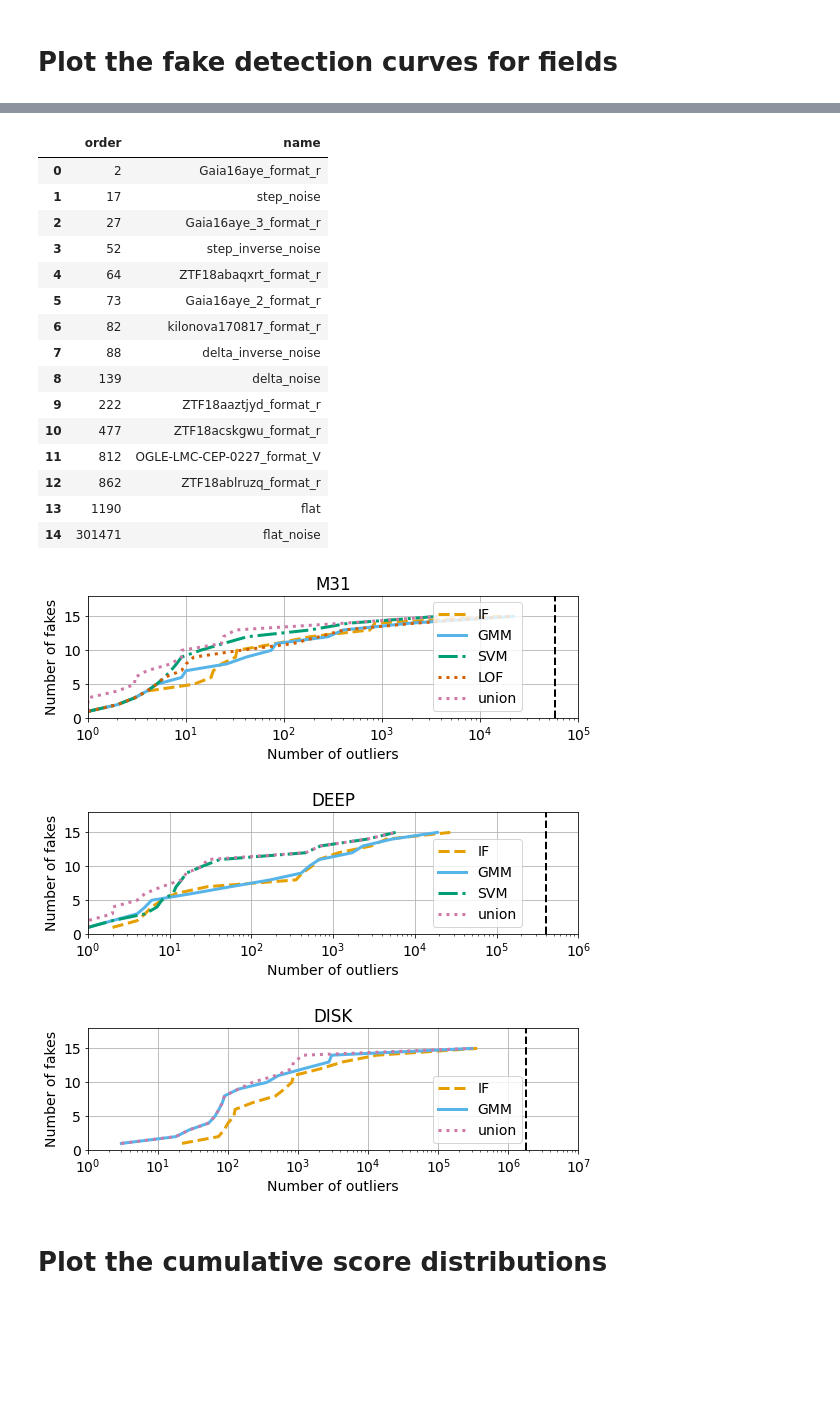
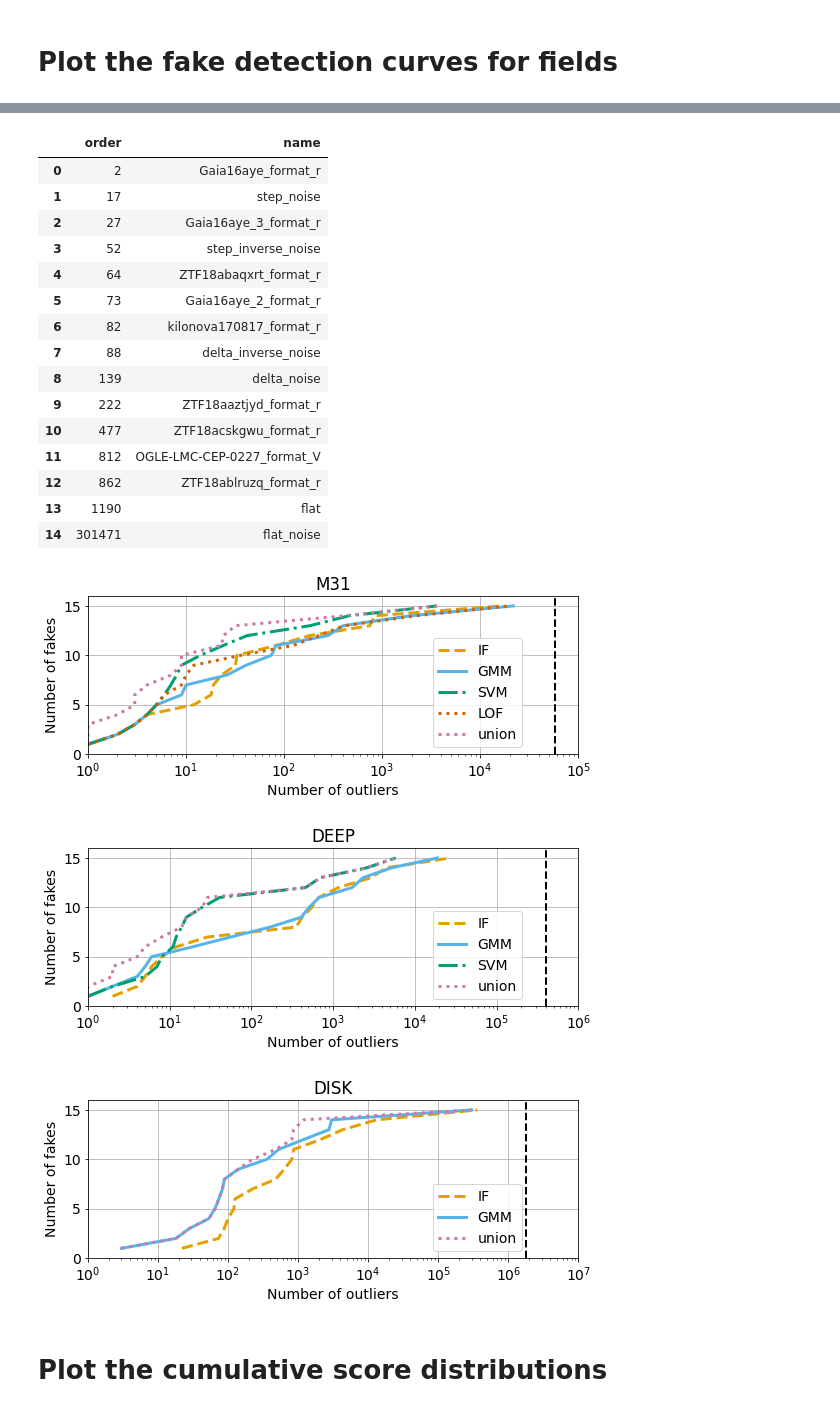
Before and after one commit to snad-space/zwad, a Jupyter notebook: notebooks/fakes_and_scores.ipynb, the cells around one changed output, grey strips where cells are left out. Saved outputs shown, nothing was run; the diff lists cells and outputs as text; code cells hidden in the pictures; blank space fills up the shorter version.

```diff
--- a/notebooks/fakes_and_scores.ipynb
+++ b/notebooks/fakes_and_scores.ipynb
@@ -292,14 +222,14 @@ for field in algos_for_fields.keys():
 
     fake_tables = make_fake_tables(scores_dir, fake_dir, field, algos_for_fields[field])
 
-    fig, ax = plt.subplots(figsize=(8, 3))
+    fig, ax = plt.subplots(figsize=(8, 3.5))
     for algo, fake_table in fake_tables.items():
         ax.plot(fake_table['order'] + 1, np.arange(len(fake_table)) + 1,
                 label=algo_paper_names[algo],
                 lw=3, ls=styles[algo], color=colors[algo])
 
     ax.set(title=field.upper(), ylabel='Number of fakes', xlabel='Number of outliers')
-    ax.set(xscale='log', xlim=[1, 10**np.ceil(np.log10(oid_len))], ylim=[0, 18])
+    ax.set(xscale='log', xlim=[1, 10**np.ceil(np.log10(oid_len))], ylim=[0, 16])
     ax.vlines(oid_len, 0, 18, ls='--', lw=2, color='black')
     ax.grid()
     ax.legend(loc='lower right', bbox_to_anchor=(0.9, 0))
@@ -377,36 +307,36 @@ for field in algos_for_fields.keys():
 | 1 | step_inverse_noise | step_noise | step_noise |
 | 2 | Gaia16aye_format_r | Gaia16aye_3_format_r | Gaia16aye_3_format_r |
 | 3 | Gaia16aye_2_format_r | step_inverse_noise | step_inverse_noise |
 | 4 | kilonova170817_format_r | ZTF18abaqxrt_format_r | ZTF18abaqxrt_format_r |
 | 5 | Gaia16aye_3_format_r | Gaia16aye_2_format_r | Gaia16aye_2_format_r |
 | 6 | ZTF18aaztjyd_format_r | kilonova170817_format_r | kilonova170817_format_r |
 | 7 | ZTF18acskgwu_format_r | delta_inverse_noise | delta_inverse_noise |
 | 8 | ZTF18abaqxrt_format_r | delta_noise | delta_noise |
 | 9 | OGLE-LMC-CEP-0227_format_V | ZTF18aaztjyd_format_r | ZTF18aaztjyd_format_r |
 | 10 | ZTF18ablruzq_format_r | ZTF18acskgwu_format_r | ZTF18acskgwu_format_r |
 | 11 | delta_noise | flat | OGLE-LMC-CEP-0227_format_V |
 | 12 | delta_inverse_noise | OGLE-LMC-CEP-0227_format_V | ZTF18ablruzq_format_r |
 | 13 | flat | ZTF18ablruzq_format_r | flat |
 | 14 | flat_noise | flat_noise | flat_noise |
 |  | order | name |
 | 0 | 2 | Gaia16aye_format_r |
 | 1 | 17 | step_noise |
 | 2 | 27 | Gaia16aye_3_format_r |
 | 3 | 52 | step_inverse_noise |
 | 4 | 64 | ZTF18abaqxrt_format_r |
 | 5 | 73 | Gaia16aye_2_format_r |
 | 6 | 82 | kilonova170817_format_r |
 | 7 | 88 | delta_inverse_noise |
 | 8 | 139 | delta_noise |
 | 9 | 222 | ZTF18aaztjyd_format_r |
 | 10 | 477 | ZTF18acskgwu_format_r |
 | 11 | 812 | OGLE-LMC-CEP-0227_format_V |
 | 12 | 862 | ZTF18ablruzq_format_r |
 | 13 | 1190 | flat |
 | 14 | 301471 | flat_noise |
-[figure, old version]
+[figure, new version]
-[figure, old version]
+[figure, new version]
-[figure, old version]
+[figure, new version]
 # %% [markdown]
 # Plot the cumulative score distributions
 # %%
```
Also changed, not shown: parts of 3 cells of this notebook, 3 other files.
